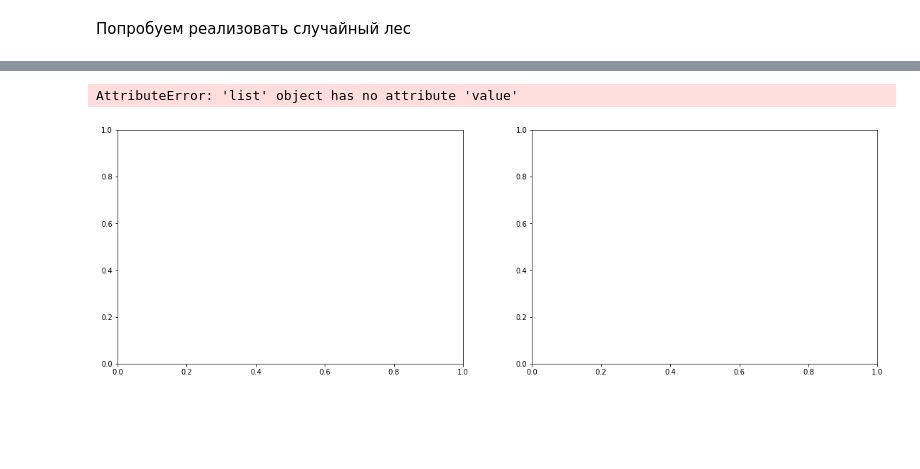
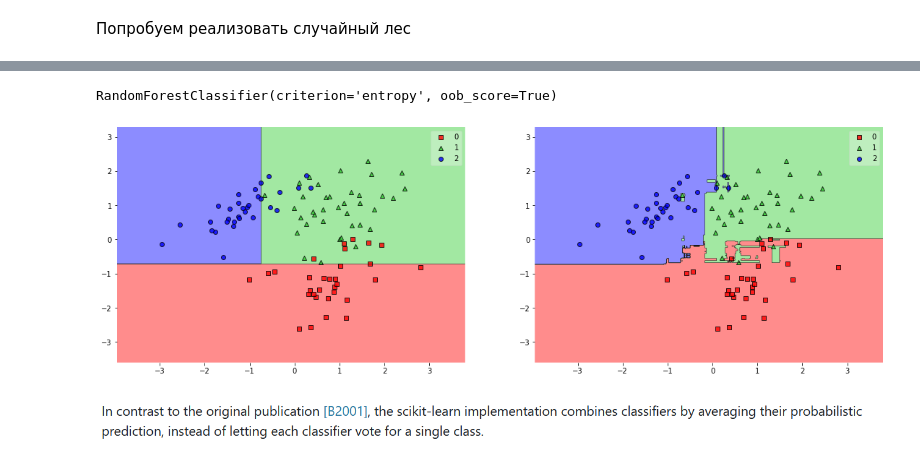
Before and after one commit to yuriy5139/MachineLearning, a Jupyter notebook: Ensembles and Boosting.ipynb, the cells around one changed output, grey strips where cells are left out. Cells and saved outputs as stored; diff of their text form; code cells hidden in the pictures; blank space fills up the shorter version.

```diff
--- a/Ensembles and Boosting.ipynb
+++ b/Ensembles and Boosting.ipynb
@@ -199,6 +79,2 @@ flower = Iris-versicolor, classification result = Iris-versicolor
 # %% [markdown]
 Попробуем реализовать случайный лес
-# %%
-l = 75 # размер подвыборки, попадающей в агрегат
-k = 2 # количество признаков, случайно выбираемых для построения слабых классификаторов, если k устанавливается неслучайно
-T = 10 # количество деревьев в лесу
@@ -246,3 +80,0 @@ def RF_C(flower, rf):
-# %%
-for i, flower in df_test.sample(15).iterrows():
-    print(f"flower: {flower['class']}, classification: {RF_C(flower, rf)}")
@@ -346,27 +211,0 @@ tree = create_node_np(X_train, Y_train)
-# %%
-class RF_C_np:
-
-    def __init__(self, X_train, Y_train, min_gain = 0.05, T = 10, l = 0.75):
-        self.X_train = X_train
-        self.Y_train = Y_train
-        self.min_gain = min_gain
-        self.rf = None
-        self.T = T
-        self.l = l
-
-    def fit(self):
-        self.rf = []
-        for t in range(self.T):
-            bag_index = np.random.choice(np.arange(self.Y_train.shape[0]), size = np.ceil(self.Y_train.shape[0]*l).astype(np.intc))
-            bag_x = self.X_train[bag_index]
-            bag_y = self.Y_train[bag_index]
-            k = np.random.choice(np.arange(self.X_train.shape[1]), size = np.random.choice(np.arange(1, self.X_train.shape[1] + 1), size = 1), replace = False)
-            print("building tree from features", k)
-            tree = create_node_np(bag_x, bag_y, min_gain = self.min_gain)
-            self.rf.append(tree)
-
-    def predict(self, X_test):
-        Y_hat = []
-        for x in X_test:
-            Y_hat.append(stats.mode([DT(tree, x) for tree in self.rf]).mode[0])
-        return Y_hat
@@ -414,15 +252,23 @@ cls.predict(X_test)
+# %%
+my_cls_sqrt = RF_C_np(X_train, Y_train, T = 100, l = 0.7, debug = False)
+my_cls_sqrt.fit()
+sk_RF_sqrt = RandomForestClassifier(n_estimators = 100, criterion = "entropy", oob_score = True)
+sk_RF_sqrt.fit(X_train, Y_train)
+# %% [output]
+RandomForestClassifier(criterion='entropy', oob_score=True)
 # %%
 from mlxtend.plotting import plot_decision_regions
-from matplotlib import gridspec
 fig, gs = plt.figure(figsize=(19, 6)), gridspec.GridSpec(1, 2)
 
 ax = []
 for i in range(2):
     ax.append(fig.add_subplot(gs[i]))
 
-plot_decision_regions(X_train, Y_train, cls, ax=ax[0], colors = 'red,limegreen,blue,gray,cyan')
-plot_decision_regions(X_test, Y_test, cls, ax=ax[1], colors = 'red,limegreen,blue,gray,cyan')
+plot_decision_regions(X_train, Y_train, my_cls_sqrt, ax=ax[0], colors = 'red,limegreen,blue,gray,cyan')
+plot_decision_regions(X_train, Y_train, sk_RF_sqrt, ax=ax[1], colors = 'red,limegreen,blue,gray,cyan')
+
 plt.show()
 # %% [output]
-AttributeError: 'list' object has no attribute 'value'
-[figure, old version]
+[figure, new version]
+# %% [markdown]
+![image.png](attachment:26bec8ef-0086-43b4-8ce5-cc297e44e817.png)
```
Also changed, not shown: parts of 45 cells of this notebook.
